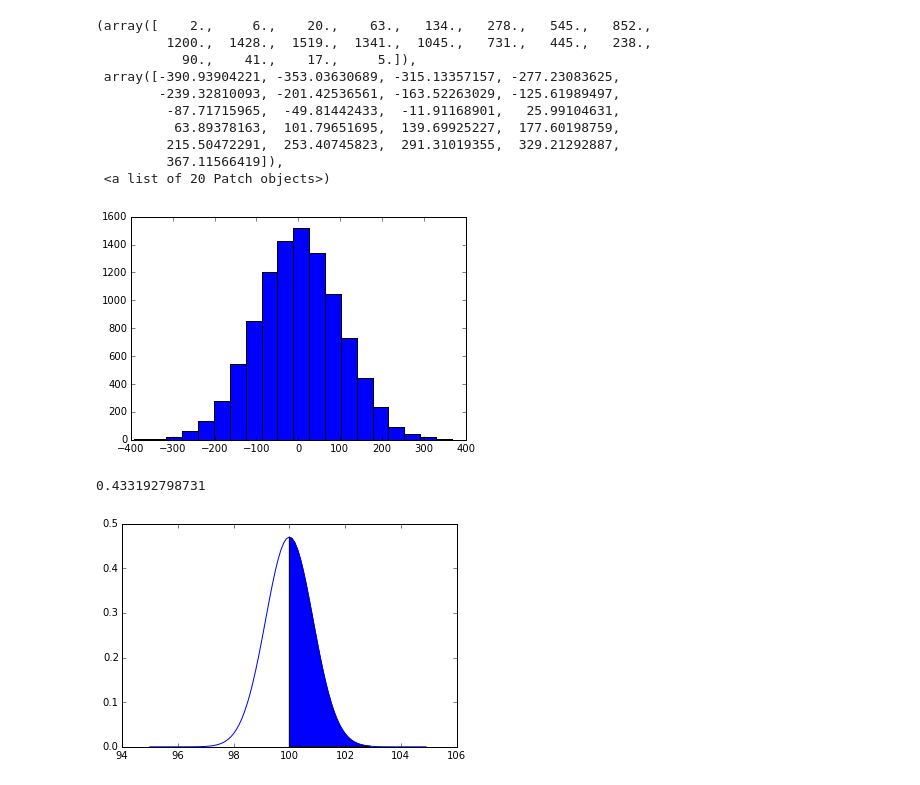
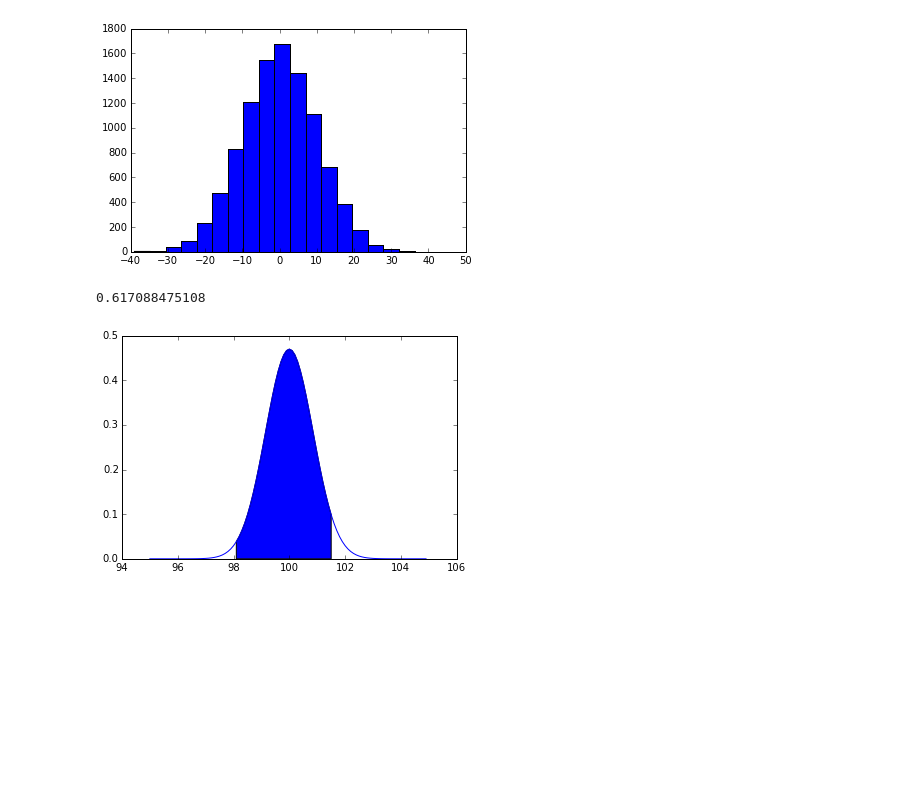
Before and after one commit to UCLA-Chem114/lab_notebooks, a Jupyter notebook: Different Examples.ipynb, the cells around one changed output. Drawn from its saved outputs; the diff is of its cells as text; code cells hidden in the pictures; blank space fills up the shorter version.

Commit message:
Made All Examples Interactable
Needs to be cleaned up

```diff
--- a/Different Examples.ipynb
+++ b/Different Examples.ipynb
@@ -12,41 +17,34 @@ from scipy.stats import norm
 # %%
-NoiseCenter = 0
-NoiseWidth = 100
+@interact(x_0 =(-80,80,0.1), l = (200, 900, 1), M = (10,100,10), NA = (0.5, 2.0, 0.1), NoiseCenter = (-200, 200, 10), NoiseWidth = (0, 200, 10))
+def plot_NormDist(NoiseCenter = 0, NoiseWidth = 100):
 
-noise = np.random.normal(loc=NoiseCenter,scale=NoiseWidth,size=10000)
+    noise = np.random.normal(loc=NoiseCenter,scale=NoiseWidth,size=10000)
 
-hist(noise,20)
+    hist(noise,20)
 # %% [output]
-(array([    2.,     6.,    20.,    63.,   134.,   278.,   545.,   852.,
-         1200.,  1428.,  1519.,  1341.,  1045.,   731.,   445.,   238.,
-           90.,    41.,    17.,     5.]),
- array([-390.93904221, -353.03630689, -315.13357157, -277.23083625,
-        -239.32810093, -201.42536561, -163.52263029, -125.61989497,
-         -87.71715965,  -49.81442433,  -11.91168901,   25.99104631,
-          63.89378163,  101.79651695,  139.69925227,  177.60198759,
-         215.50472291,  253.40745823,  291.31019355,  329.21292887,
-         367.11566419]),
- <a list of 20 Patch objects>)
-[figure, old version]
+[figure, new version]
 # %%
-step = 0.1
-xdata = arange(95,105,step)
+@interact(Center = (0, 200, 5), Spread = (0, 50, 1), Cutoff1 = (90,110,0.1), Cutoff2 = (90,110,0.1))
+def plot_NormDist(Center = 100, Spread = 2, Cutoff1 = 98, Cutoff2 = 100):
 
-Center = 100.0
-Cutoff1 = 100.0   # Must be less than Cutoff2 to work!
-Cutoff2 = 103.0  # Must be greater than Cutoff1 to work!
-Spread = 2.0
-percent = norm.cdf(Cutoff2,Center,Spread)-norm.cdf(Cutoff1,Center,Spread)
-Sigma = Spread/(2*sqrt(2*math.log(2)))
-fillfactorx = arange(Cutoff1,Cutoff2,step)
-fillfactory = (1/(sqrt(2*math.pi)*Sigma))*np.exp(-(fillfactorx-Center)**2/(2*Sigma**2))
+    step = 0.1
+    xdata = arange(95,105,step)
 
-NormalDistribution = (1/(sqrt(2*math.pi)*Sigma))*np.exp(-(xdata-Center)**2/(2*Sigma**2))
+    #Center = 100.0
+    #Cutoff1 = 100.0   # Must be less than Cutoff2 to work!
+    #Cutoff2 = 103.0  # Must be greater than Cutoff1 to work!
+    #Spread = 2.0
+    percent = norm.cdf(Cutoff2,Center,Spread)-norm.cdf(Cutoff1,Center,Spread)
+    Sigma = Spread/(2*sqrt(2*math.log(2)))
+    fillfactorx = arange(Cutoff1,Cutoff2,step)
+    fillfactory = (1/(sqrt(2*math.pi)*Sigma))*np.exp(-(fillfactorx-Center)**2/(2*Sigma**2))
 
-plot(xdata,NormalDistribution)
-fill_between(fillfactorx, 0, fillfactory)
+    NormalDistribution = (1/(sqrt(2*math.pi)*Sigma))*np.exp(-(xdata-Center)**2/(2*Sigma**2))
 
-print percent
+    plot(xdata,NormalDistribution)
+    fill_between(fillfactorx, 0, fillfactory)
+
+    print percent
 # %% [output]
-0.433192798731
+0.617088475108
-[figure, old version]
+[figure, new version]
```
Also changed, not shown: parts of 1 cell of this notebook, 1 other file.
